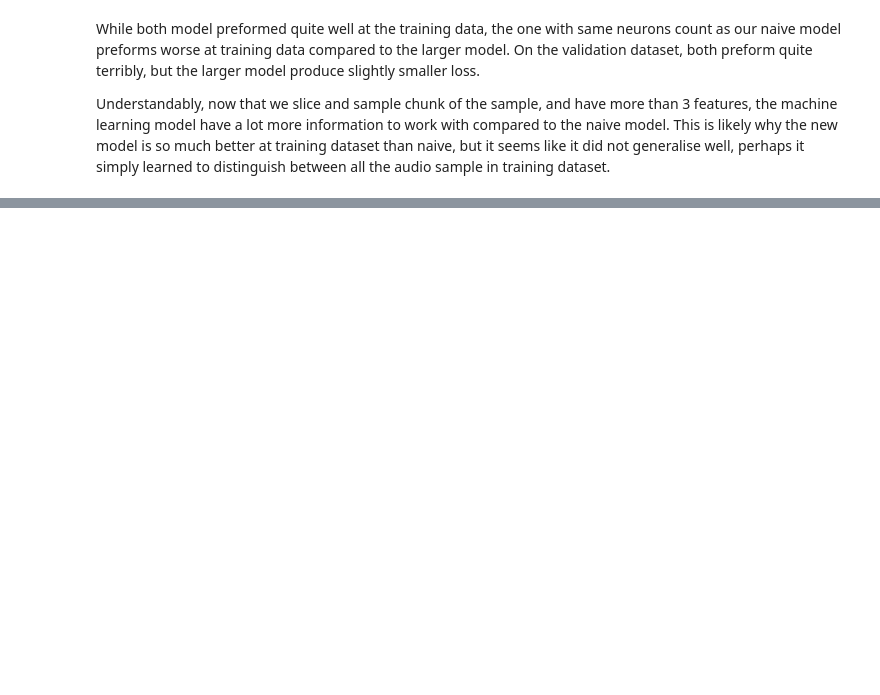
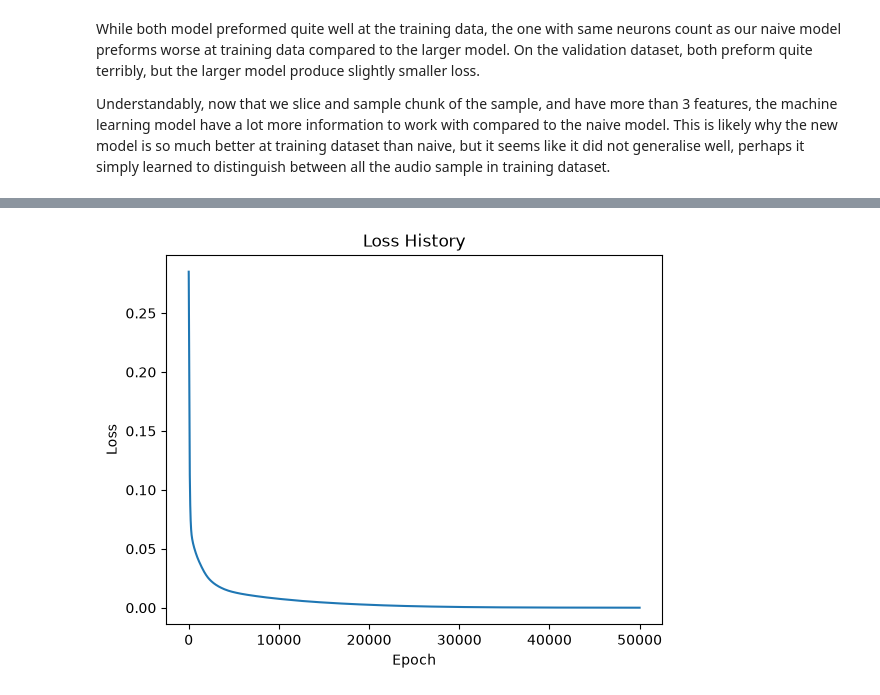
Before and after one commit to auri-ay/audio-ml-coursework, a Jupyter notebook: poc2.ipynb, the cells around one changed output, grey strips where cells are left out. Saved outputs shown, nothing was run; the diff lists cells and outputs as text; code cells hidden in the pictures; blank space fills up the shorter version.

```diff
--- a/poc2.ipynb
+++ b/poc2.ipynb
@@ -310,0 +386,26 @@ And in hindsight, I feel like a total of 636 features was excessive, I probably
+# %%
+tqdm.pandas(desc="Calculating Features")
+classical_feature = filtered.progress_apply(calculate_classical_features(), axis=1)
+# %%
+def flatten(x: pd.DataFrame) -> np.ndarray:
+    x = x.apply(lambda row: row.to_numpy(), axis=1)
+    return np.vstack(x.to_numpy()).astype(np.float32)
+# %%
+classical_X, classical_y = extract_X_y(classical_feature,
+                                                 X_labels=["root_mean_square_mean", "root_mean_square_variance",
+                                                           "spectral_centroid_mean", "spectral_centroid_variance",
+                                                           "zero_crossing_rate_mean", "zero_crossing_rate_variance"],
+                                                 x_mapper=flatten)
+classical_dataset = to_device(scale(split_dataset(classical_X, classical_y), StandardScaler()))
+# %%
+classical = Collection(
+    NaiveModel(input_n=classical_X.shape[1]),
+    nn.MSELoss(),
+    partial(optim.SGD, lr=0.001, momentum=0.9)
+)
+
+classical_loss_history = train_model(classical, classical_dataset, 50000)
+# %%
+loss_history(classical_loss_history)
+# %% [output]
+[figure, added]
```
Also changed, not shown: parts of 18 cells of this notebook.
